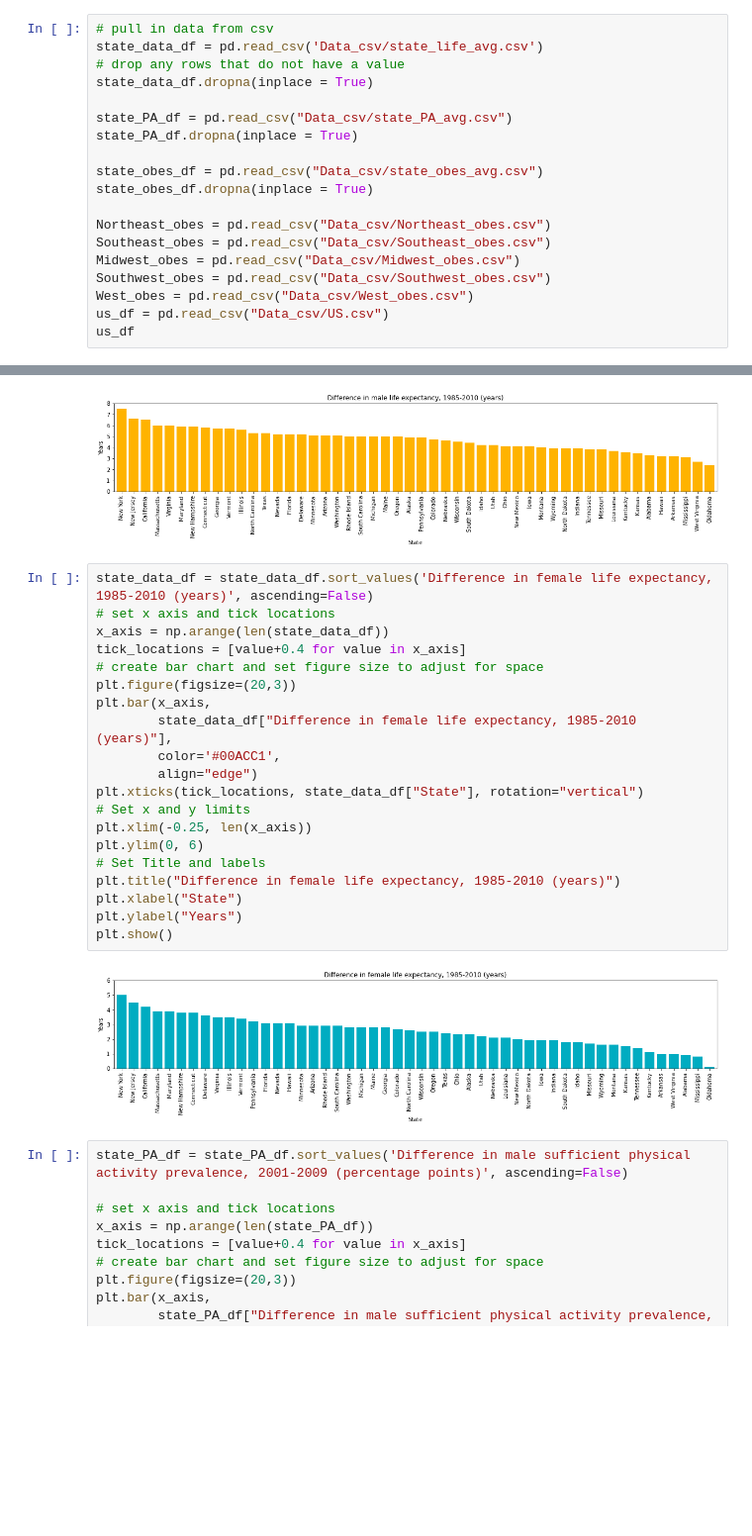
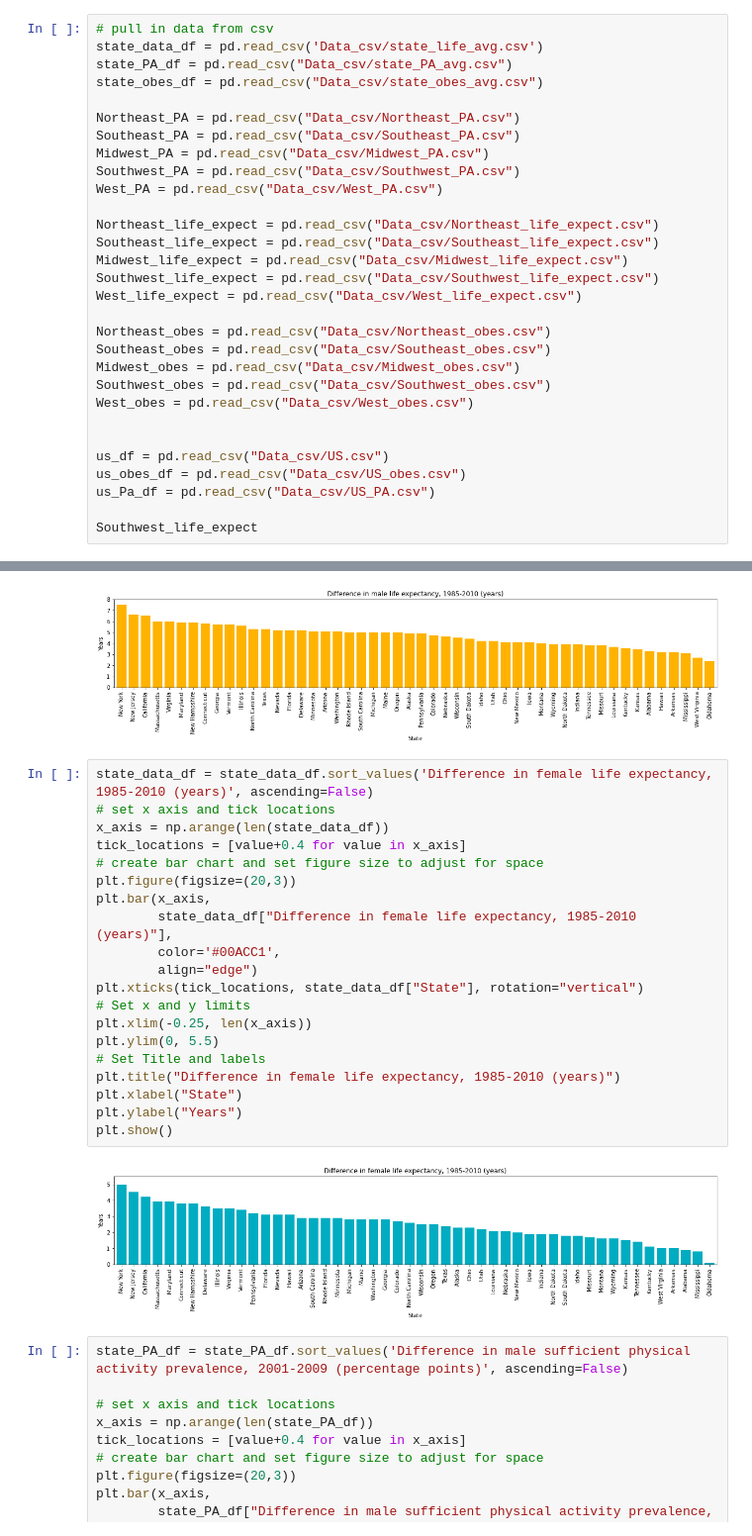
Before and after one commit to Mvillarreal88/State-of-Survival, a Jupyter notebook: Sandbox/Dillon/charts.ipynb, the cells around one changed output, grey strips where cells are left out. Shown at 99% size. Saved outputs shown, nothing was run; the diff lists cells and outputs as text; blank space fills up the shorter version.

```diff
--- a/Sandbox/Dillon/charts.ipynb
+++ b/Sandbox/Dillon/charts.ipynb
@@ -6,21 +6,32 @@ import numpy as np
 # %%
 # pull in data from csv
 state_data_df = pd.read_csv('Data_csv/state_life_avg.csv')
-# drop any rows that do not have a value
-state_data_df.dropna(inplace = True)
+state_PA_df = pd.read_csv("Data_csv/state_PA_avg.csv")
+state_obes_df = pd.read_csv("Data_csv/state_obes_avg.csv")
 
-state_PA_df = pd.read_csv("Data_csv/state_PA_avg.csv")
-state_PA_df.dropna(inplace = True)
+Northeast_PA = pd.read_csv("Data_csv/Northeast_PA.csv")
+Southeast_PA = pd.read_csv("Data_csv/Southeast_PA.csv")
+Midwest_PA = pd.read_csv("Data_csv/Midwest_PA.csv")
+Southwest_PA = pd.read_csv("Data_csv/Southwest_PA.csv")
+West_PA = pd.read_csv("Data_csv/West_PA.csv")
 
-state_obes_df = pd.read_csv("Data_csv/state_obes_avg.csv")
-state_obes_df.dropna(inplace = True)
+Northeast_life_expect = pd.read_csv("Data_csv/Northeast_life_expect.csv")
+Southeast_life_expect = pd.read_csv("Data_csv/Southeast_life_expect.csv")
+Midwest_life_expect = pd.read_csv("Data_csv/Midwest_life_expect.csv")
+Southwest_life_expect = pd.read_csv("Data_csv/Southwest_life_expect.csv")
+West_life_expect = pd.read_csv("Data_csv/West_life_expect.csv")
 
 Northeast_obes = pd.read_csv("Data_csv/Northeast_obes.csv")
 Southeast_obes = pd.read_csv("Data_csv/Southeast_obes.csv")
 Midwest_obes = pd.read_csv("Data_csv/Midwest_obes.csv")
 Southwest_obes = pd.read_csv("Data_csv/Southwest_obes.csv")
 West_obes = pd.read_csv("Data_csv/West_obes.csv")
+
+
 us_df = pd.read_csv("Data_csv/US.csv")
-us_df
+us_obes_df = pd.read_csv("Data_csv/US_obes.csv")
+us_Pa_df = pd.read_csv("Data_csv/US_PA.csv")
+
+Southwest_life_expect
 # %% [output]
 |  | Unnamed: 0 | State | Male life expectancy, 1985 (years) | Female life expectancy, 1985 (years) | Male life expectancy, 1990 (years) | ... |
@@ -50,25 +64,25 @@ plt.show()
 # %%
 state_data_df = state_data_df.sort_values('Difference in female life expectancy, 1985-2010 (years)', ascending=False)
 # set x axis and tick locations
 x_axis = np.arange(len(state_data_df))
 tick_locations = [value+0.4 for value in x_axis]
 # create bar chart and set figure size to adjust for space
 plt.figure(figsize=(20,3))
 plt.bar(x_axis,
         state_data_df["Difference in female life expectancy, 1985-2010 (years)"],
         color='#00ACC1',
         align="edge")
 plt.xticks(tick_locations, state_data_df["State"], rotation="vertical")
 # Set x and y limits
 plt.xlim(-0.25, len(x_axis))
-plt.ylim(0, 6)
+plt.ylim(0, 5.5)
 # Set Title and labels
 plt.title("Difference in female life expectancy, 1985-2010 (years)")
 plt.xlabel("State")
 plt.ylabel("Years")
 plt.show()
 # %% [output]
-[figure, old version]
+[figure, new version]
 # %%
 state_PA_df = state_PA_df.sort_values('Difference in male sufficient physical activity prevalence, 2001-2009 (percentage points)', ascending=False)
 
```
Also changed, not shown: parts of 7 cells of this notebook.
